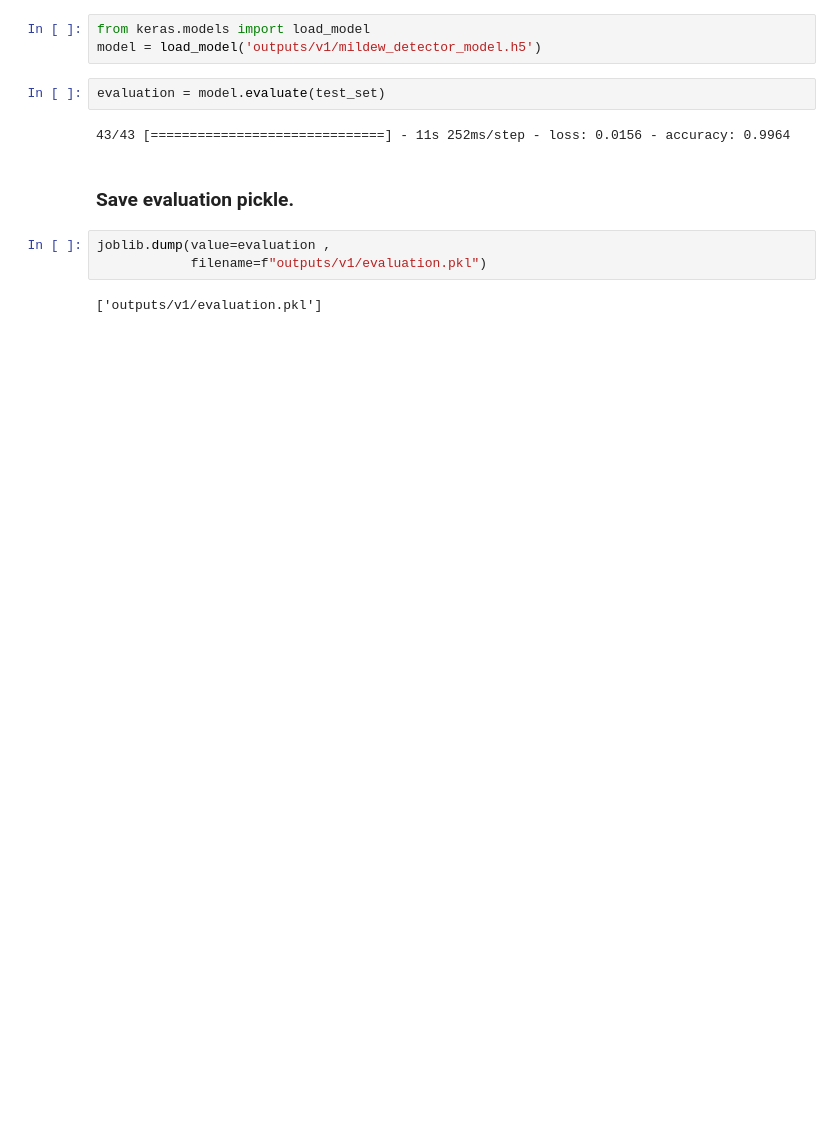
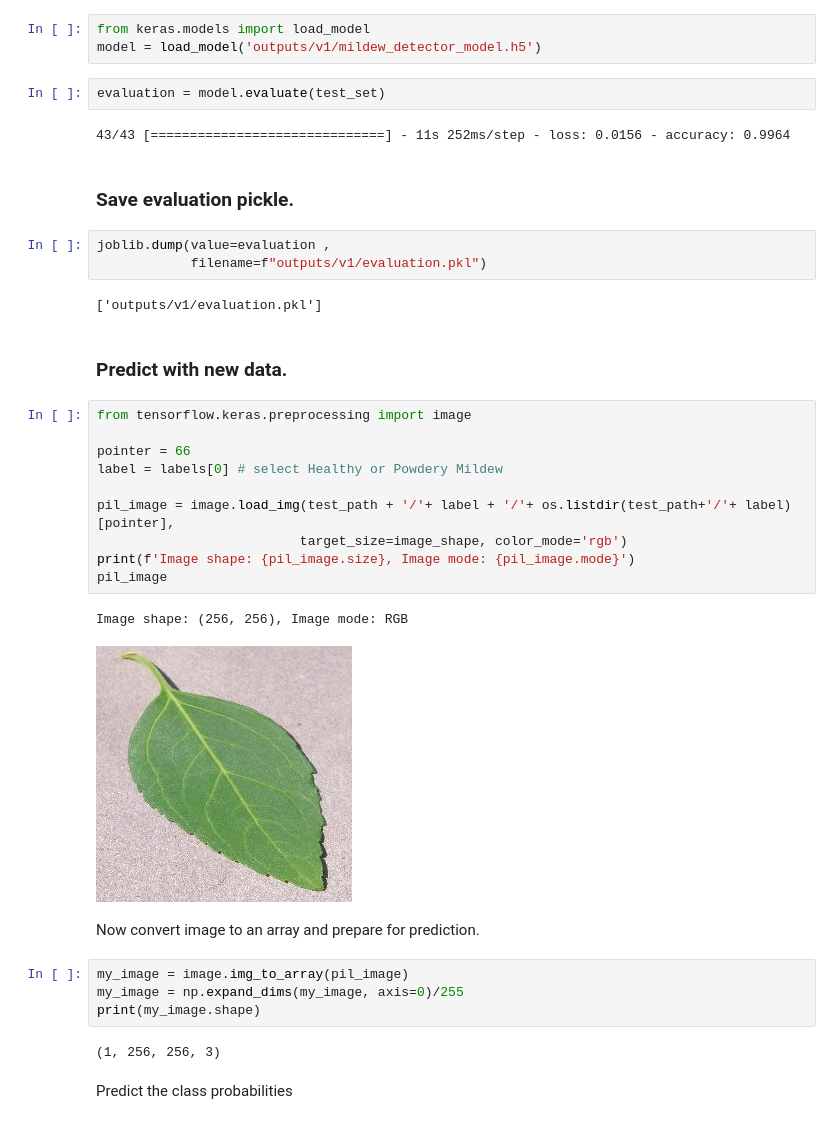
Before and after one commit to JoshSandhu/Project5, a Jupyter notebook: jupyter_notebooks/ModelEvaluation.ipynb, the cells around one changed output. Cells and saved outputs as stored; diff of their text form; blank space fills up the shorter version.

Commit message:
Added a prediction using new data

```diff
--- a/jupyter_notebooks/ModelEvaluation.ipynb
+++ b/jupyter_notebooks/ModelEvaluation.ipynb
@@ -312,3 +312,28 @@ joblib.dump(value=evaluation ,
             filename=f"outputs/v1/evaluation.pkl")
 # %% [output]
 ['outputs/v1/evaluation.pkl']
+# %% [markdown]
+### Predict with new data.
+# %%
+from tensorflow.keras.preprocessing import image
+
+pointer = 66
+label = labels[0] # select Healthy or Powdery Mildew
+
+pil_image = image.load_img(test_path + '/'+ label + '/'+ os.listdir(test_path+'/'+ label)[pointer],
+                          target_size=image_shape, color_mode='rgb')
+print(f'Image shape: {pil_image.size}, Image mode: {pil_image.mode}')
+pil_image
+# %% [output]
+Image shape: (256, 256), Image mode: RGB
+[figure, added]
+# %% [markdown]
+Now convert image to an array and prepare for prediction.
+# %%
+my_image = image.img_to_array(pil_image)
+my_image = np.expand_dims(my_image, axis=0)/255
+print(my_image.shape)
+# %% [output]
+(1, 256, 256, 3)
+# %% [markdown]
+Predict the class probabilities
```
Also changed, not shown: parts of 3 cells of this notebook, 1 other file.
